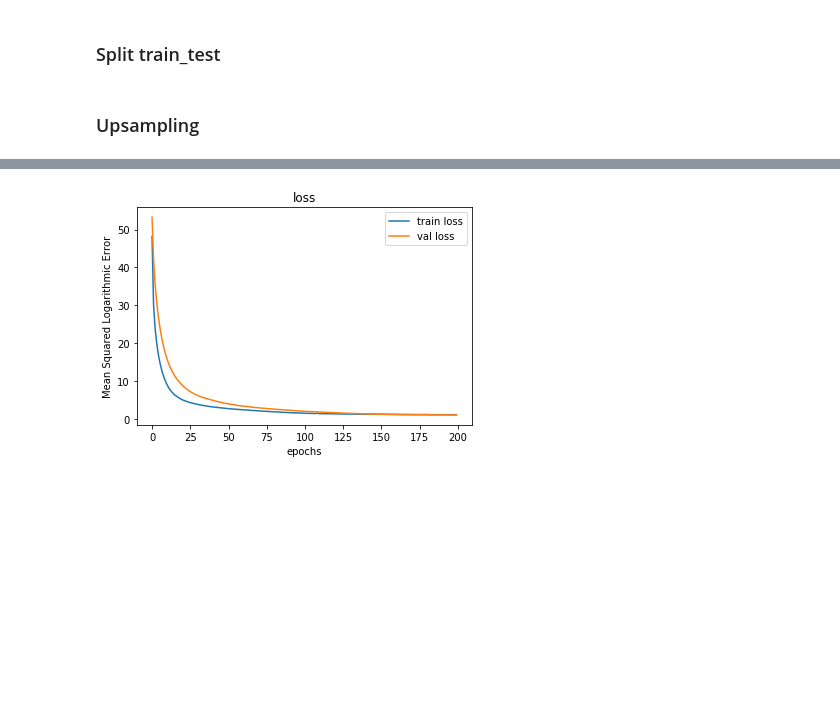
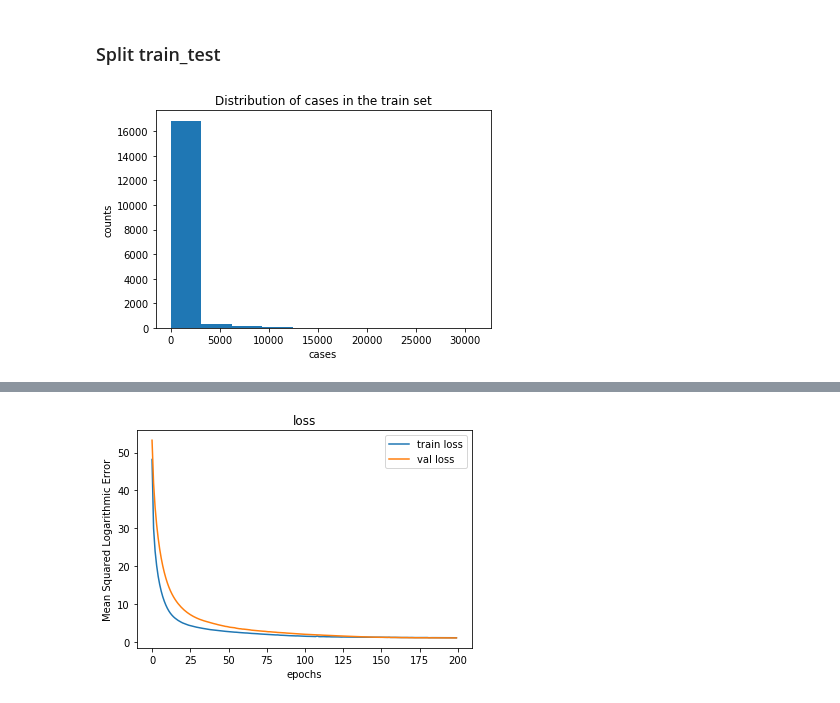
Before and after one commit to TianyuanCai/covid19, a Jupyter notebook: model/rnn.ipynb, the cells around one changed output, grey strips where cells are left out. Cells and saved outputs as stored; diff of their text form; code cells hidden in the pictures; blank space fills up the shorter version.

```diff
--- a/model/rnn.ipynb
+++ b/model/rnn.ipynb
@@ -162,5 +164,10 @@ fips_date = X_time_series[:,:,:2]
 
 X_time_series_train, X_time_series_test, X_static_train, \
     X_static_test, y_train, y_test, fips_date_train, fips_date_test = train_test_split(X_time_series_data, X_static, y_true, fips_date, test_size=0.1, random_state=109)
-# %% [markdown]
-### Upsampling
+# %%
+plt.hist(y_train)
+plt.xlabel('cases')
+plt.ylabel('counts');
+plt.title('Distribution of cases in the train set');
+# %% [output]
+[figure, added]
```
Also changed, not shown: parts of 45 cells of this notebook.
